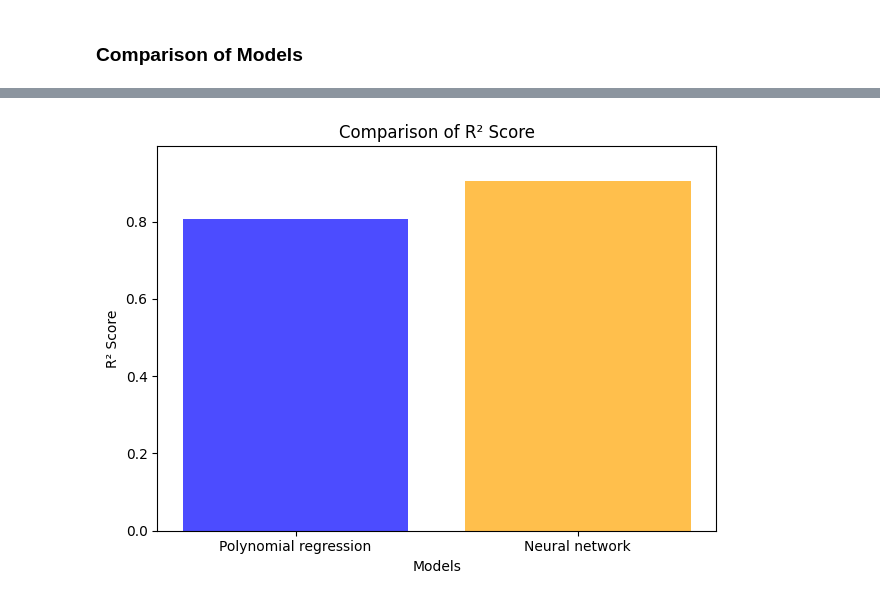
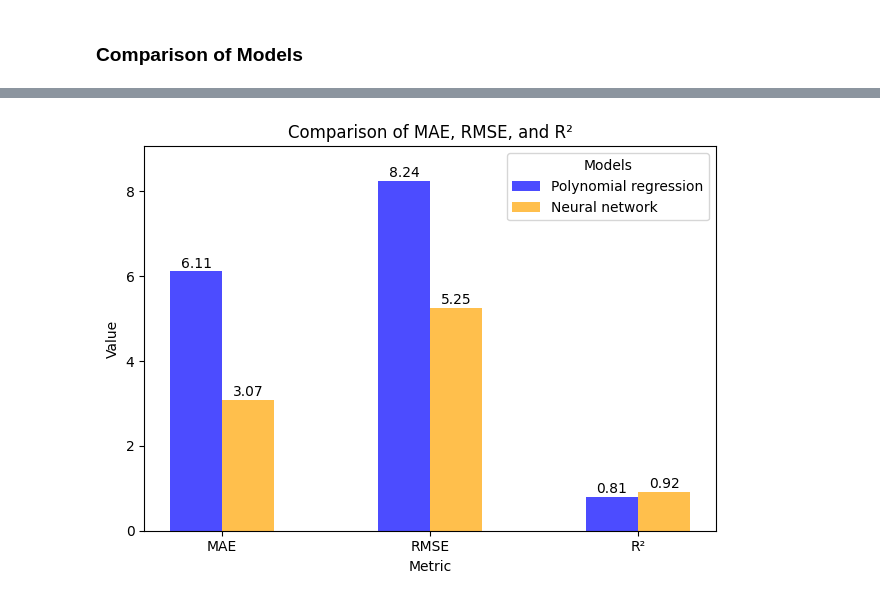
Before and after one commit to Amocon/A-Team_AA-Team-Assignment_2024, a Jupyter notebook: aa_team_assignment/04_utilization_prediction.ipynb, the cells around one changed output, grey strips where cells are left out. Cells and saved outputs as stored; diff of their text form; code cells hidden in the pictures.

```diff
--- a/aa_team_assignment/04_utilization_prediction.ipynb
+++ b/aa_team_assignment/04_utilization_prediction.ipynb
@@ -446,5 +536,5 @@ Neural Network - R²: 0.8242
 # %%
 print("Prediction results for both sites:")
-nn_mae_all, nn_r2_all = neural_network_model_pipeline(model_df, 100, Adam(), used_columns_both_sites)
+nn_mae_all, nn_rmse_all, nn_r2_all = neural_network_model_pipeline(model_df, 100, Adam(), used_columns_both_sites_nn, cross_val=True)
 # %% [output]
 Prediction results for both sites:
@@ -460,4 +555,4 @@ compare_models('mae', poly_mae_all, nn_mae_all, poly_r2_all, nn_r2_all)
-# %%
-compare_models('r2', poly_mae_all, nn_mae_all, poly_r2_all, nn_r2_all)
-# %% [output]
-[figure, removed]
+# %%
+compare_models([poly_mae_all, poly_rmse_all, poly_r2_all], [nn_mae_all, nn_rmse_all, nn_r2_all])
+# %% [output]
+[figure, added]
```
Also changed, not shown: parts of 19 cells of this notebook, 2 other files.
